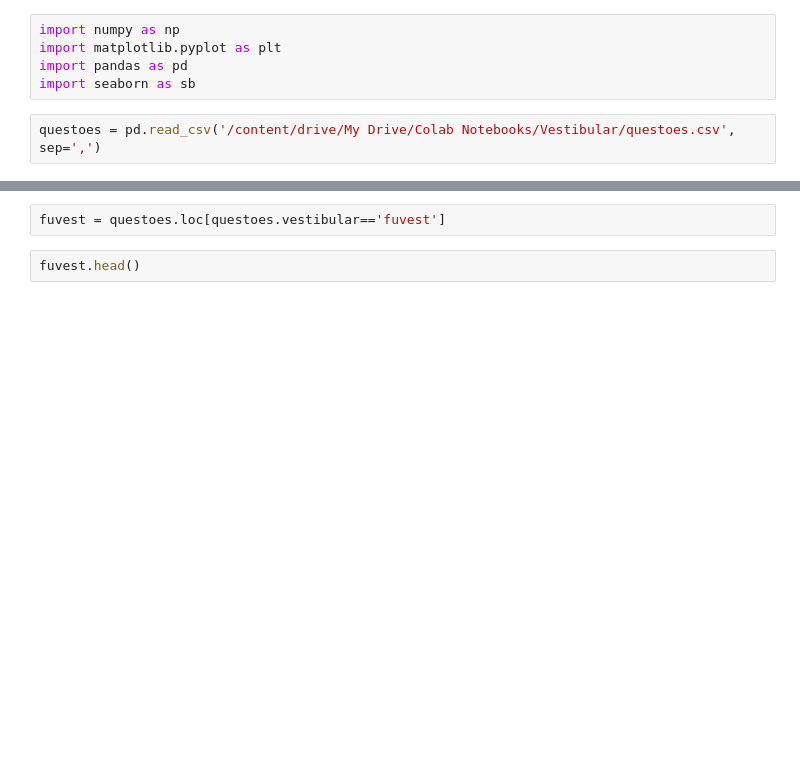
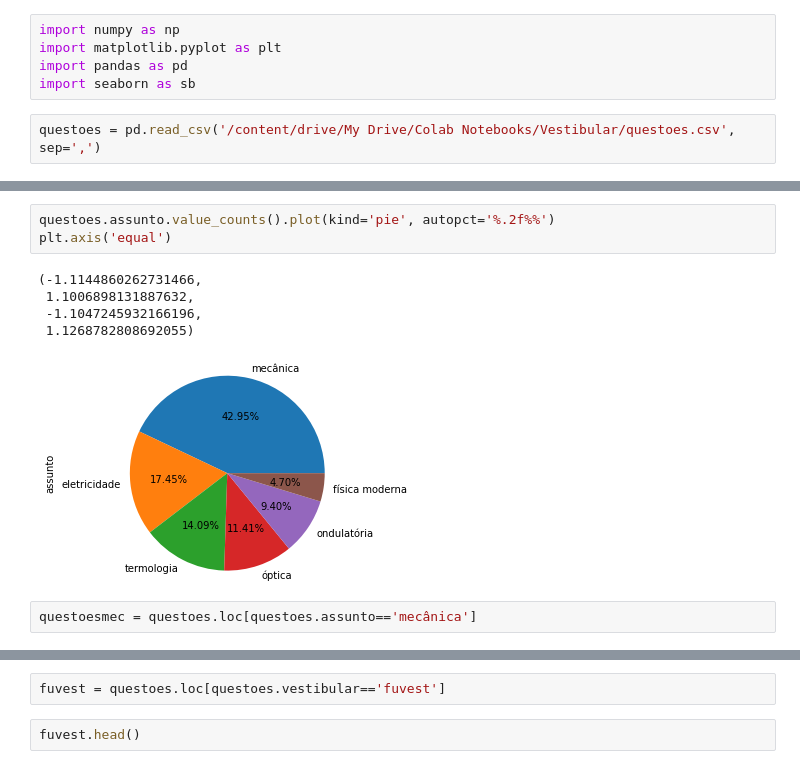
Before and after one commit to lucianogaldino/Provas_Vestibular, a Jupyter notebook: Vestibulares.ipynb, the cells around one changed output, grey strips where cells are left out. Cells and saved outputs as stored; diff of their text form; blank space fills up the shorter version.

```diff
--- a/Vestibulares.ipynb
+++ b/Vestibulares.ipynb
@@ -40,3 +42,14 @@ assunto       0
 conteudo      0
 questao       0
 dtype: int64
+# %%
+questoes.assunto.value_counts().plot(kind='pie', autopct='%.2f%%')
+plt.axis('equal')
+# %% [output]
+(-1.1144860262731466,
+ 1.1006898131887632,
+ -1.1047245932166196,
+ 1.1268782808692055)
+[figure, added]
+# %%
+questoesmec = questoes.loc[questoes.assunto=='mecânica']
```
Also changed, not shown: parts of 27 cells of this notebook.
